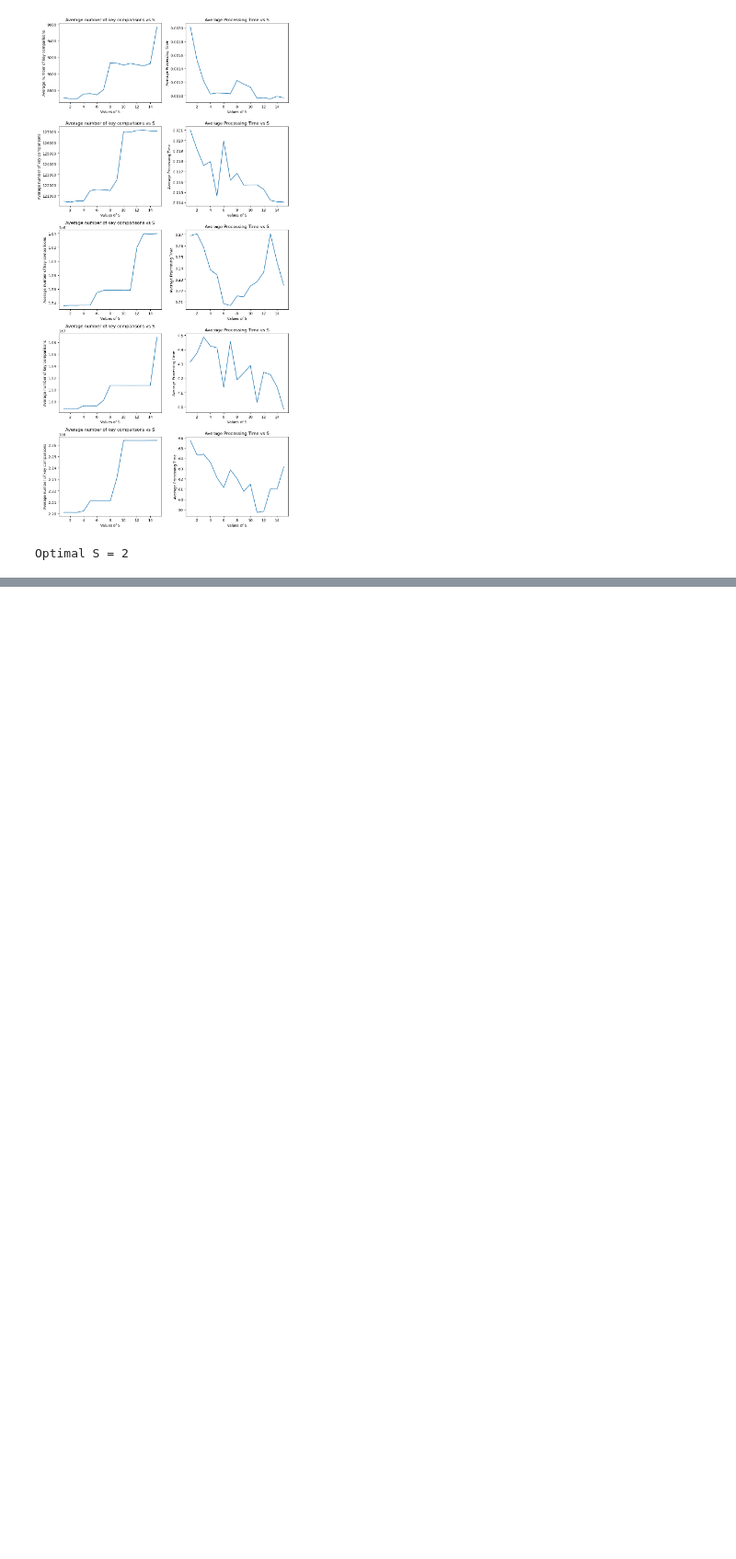
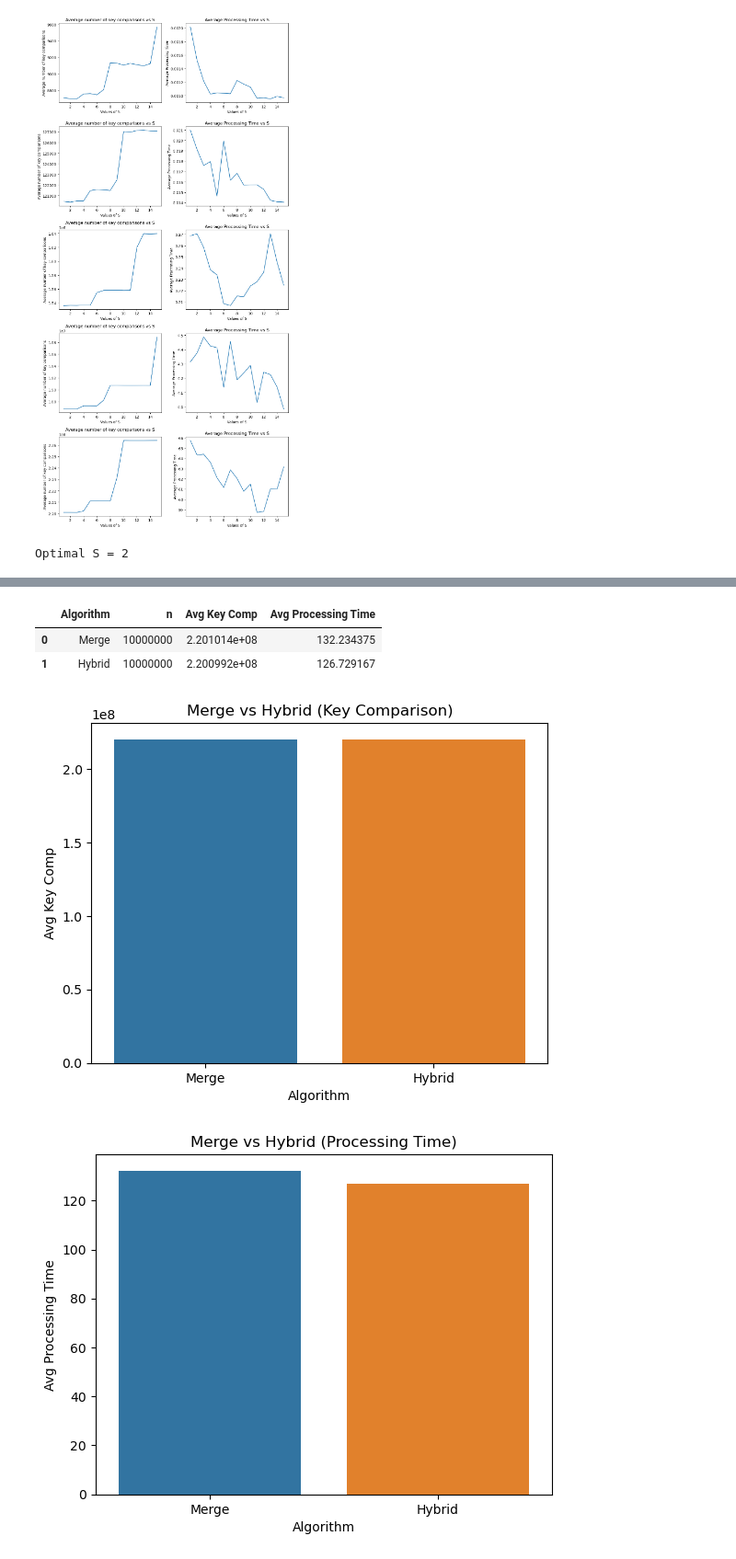
Before and after one commit to jdengoh/SC2001, a Jupyter notebook: Integration of Mergesort and Insertion Sort/src/Empirical vs Theoretical Analysis.ipynb, the cells around one changed output, grey strips where cells are left out. Shown: that part at 92% size. Cells and saved outputs as stored; diff of their text form; code cells hidden in the pictures; blank space fills up the shorter version.

Commit message:
Merge vs Hybrid

```diff
--- a/Integration of Mergesort and Insertion Sort/src/Empirical vs Theoretical Analysis.ipynb
+++ b/Integration of Mergesort and Insertion Sort/src/Empirical vs Theoretical Analysis.ipynb
@@ -215,0 +218,6 @@ Optimal S = 2
+# %%
+merge_data = pd.read_csv("../csv_files/Merge_results.csv")
+mergeInsert_data = pd.read_csv("../csv_files/MergeInsert_results.csv")
+
+display(merge_data)
+display(mergeInsert_data)
@@ -215,0 +229,20 @@ Optimal S = 2
+# %%
+# Concatenate 2 dataframes together
+algo = pd.concat([merge_data, mergeInsert_data], axis = 0, ignore_index = True)
+method = ["Merge", "Hybrid"]
+algo.insert(0, "Algorithm", method)
+display(algo)
+# %% [output]
+|  | Algorithm | n | Avg Key Comp | Avg Processing Time |
+| 0 | Merge | 10000000 | 2.201014e+08 | 132.234375 |
+| 1 | Hybrid | 10000000 | 2.200992e+08 | 126.729167 |
+# %%
+# Plot a bar chart to visualise the comparison
+sb.barplot(data = algo, x = algo['Algorithm'], y = algo['Avg Key Comp']).set_title('Merge vs Hybrid (Key Comparison)')
+plt.show()
+
+sb.barplot(data = algo, x = algo['Algorithm'], y = algo['Avg Processing Time']).set_title('Merge vs Hybrid (Processing Time)')
+plt.show()
+# %% [output]
+[figure, added]
+[figure, added]
```
Also changed, not shown: parts of 2 cells of this notebook, 3 other files.
